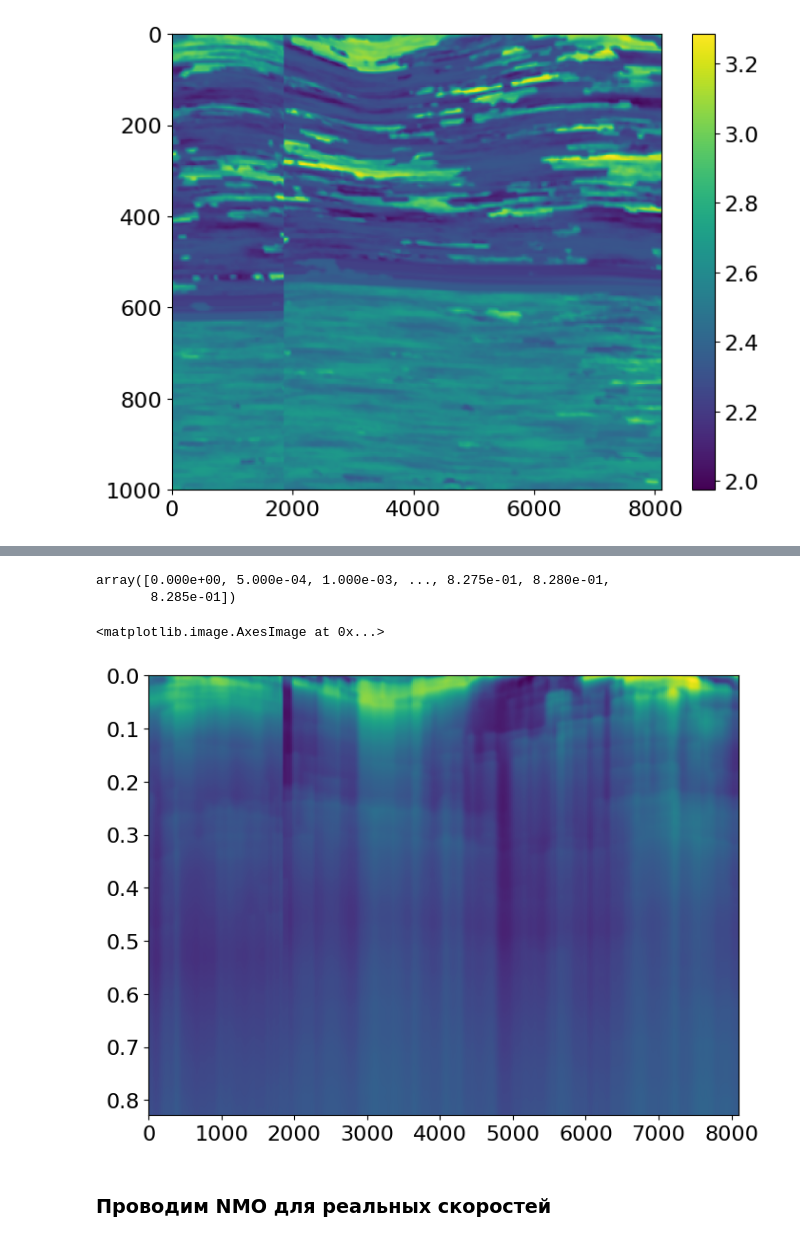
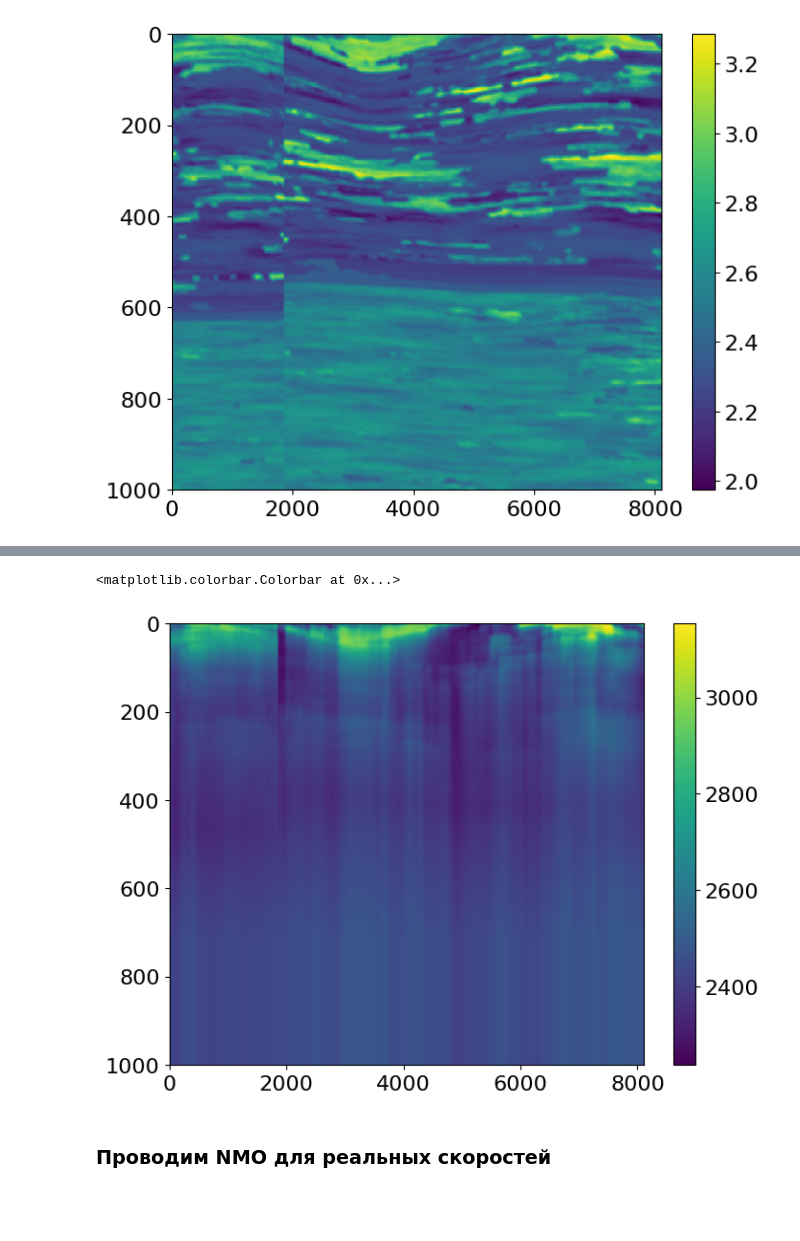
Before and after one commit to spaceswimmer/Migr_Lib, a Jupyter notebook: Modeling Presentation.ipynb, the cells around one changed output, grey strips where cells are left out. Saved outputs shown, nothing was run; the diff lists cells and outputs as text; code cells hidden in the pictures; blank space fills up the shorter version.

```diff
--- a/Modeling Presentation.ipynb
+++ b/Modeling Presentation.ipynb
@@ -19,8 +19,8 @@ from mpl_toolkits.axes_grid1 import ImageGrid
 ---
 ### CDP-OFFSET seismogramm preparation
 # %%
-folder_path = '/home/spaceswimmer/Documents/NeoGen_Modeling/Results/2D_vankor/Regular'
-# folder_path = '/home/artem/Documents/Seismic_modeling/Results/2d_vankor/Regular'
+# folder_path = '/home/spaceswimmer/Documents/NeoGen_Modeling/Results/2D_vankor/Regular'
+folder_path = '/home/artem/Documents/Seismic_modeling/Results/2d_vankor/Regular'
 sgy_path = glob.glob(folder_path+'/*.sgy')
 # %%
 #Collect all traces from sgy
@@ -134,7 +134,7 @@ plt.colorbar()
 # %%
 #Считаем Time Depth Relation
 dti = np.empty_like(model_vp)
-dti = (1/model_vp.shape[1])/model_vp
+dti = (2.5)/model_vp/1000
 ti = dti.cumsum(axis=1)*2 # делаем это время twt
 # %%
 fig, axs = plt.subplots(1,2)
@@ -147,5 +147,8 @@ fig.colorbar(im)
 # %%
 #Считаем RMS скорости в глубине
-vrms = np.sqrt(model_vp.cumsum(axis=1)/(np.indices(model_vp.shape)[1]+1))
-plt.imshow(vrms.T, aspect = 'auto', extent=(0, 8100, 1000, 0))
+# vrms = np.sqrt((model_vp**2).cumsum(axis=1)/(np.indices(model_vp.shape)[1]+1))
+depth = np.arange(2.5, (model_vp.shape[1]+1)*2.5, 2.5)
+vrms = depth[None,:]/(ti/2)
+plt.imshow(vrms.T, aspect = 'auto', extent=(0, 8100, model_vp.shape[1]*2.5, 0))
+plt.colorbar()
 # %% [output]
@@ -154,13 +156,9 @@ plt.imshow(vrms.T, aspect = 'auto', extent=(0, 8100, 1000, 0))
-# %%
-dt
-# %% [output]
-array([0.000e+00, 5.000e-04, 1.000e-03, ..., 8.275e-01, 8.280e-01,
-       8.285e-01])
 # %%
 #считаем RMS скорости во времени
-dt = np.arange(0,ti.max(), samples[1]/1000)
+dt = np.arange(0,samples[-1]/1000, samples[1]/1000)
 vt_rms = np.array([np.interp(dt, i, j) for i, j in zip(ti, vrms)])
-plt.imshow(vt_rms.T, aspect = 'auto', extent=(0, 8100, dt.max(), 0))
+plt.imshow(vt_rms.T, aspect = 'auto', extent=(0, 8100, samples.max(), 0))
+plt.colorbar()
 # %% [output]
-<matplotlib.image.AxesImage at 0x...>
+<matplotlib.colorbar.Colorbar at 0x...>
-[figure, old version]
+[figure, new version]
```
Also changed, not shown: parts of 22 cells of this notebook, 9 other files.
